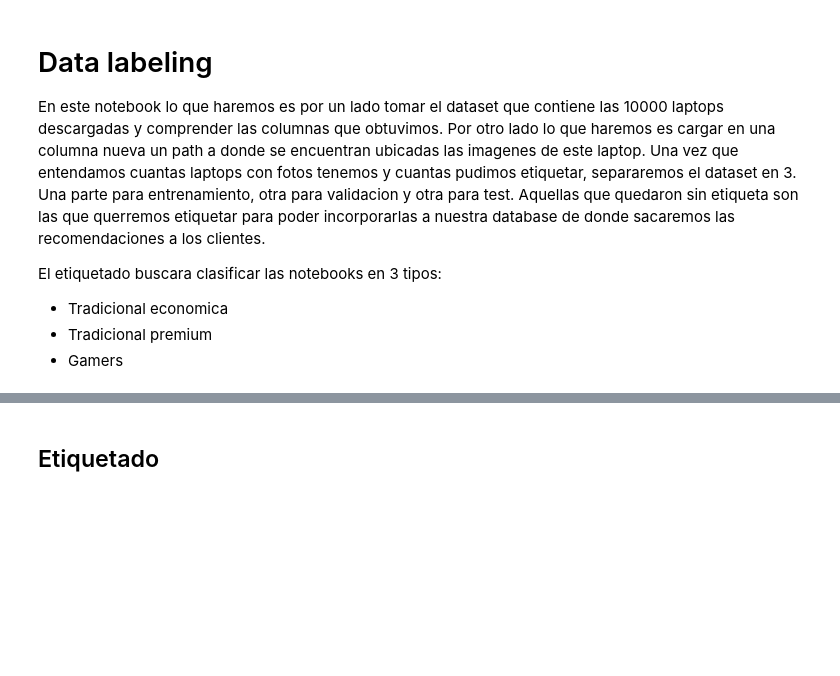
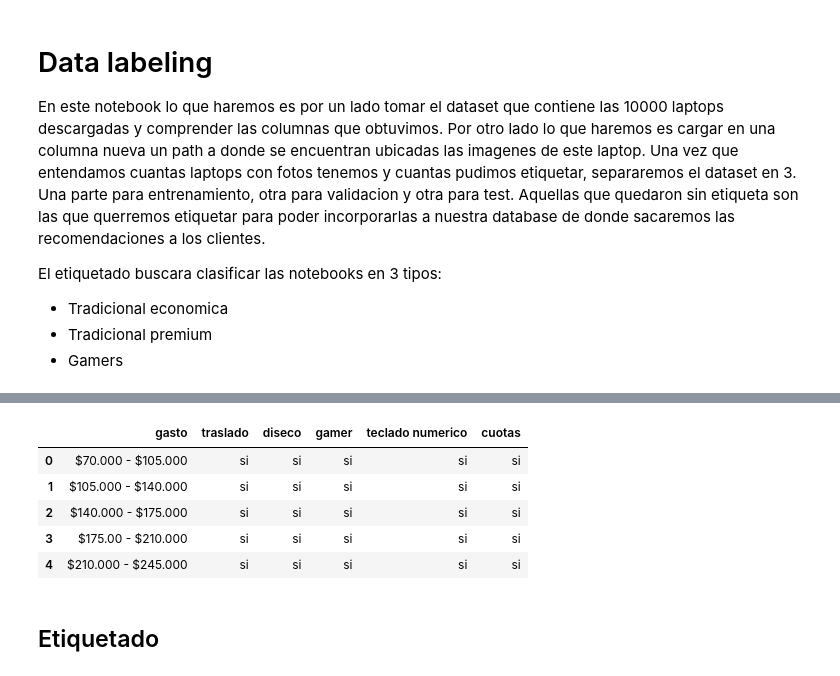
Before and after one commit to martina-dc/mdc-tesis, a Jupyter notebook: 03_labeling.ipynb, the cells around one changed output, grey strips where cells are left out. Cells and saved outputs as stored; diff of their text form; code cells hidden in the pictures; blank space fills up the shorter version.

```diff
--- a/03_labeling.ipynb
+++ b/03_labeling.ipynb
@@ -28,3 +39,14 @@ df = pd.read_csv(path / "datos_laptops_transformed_cleaned.csv",  sep = ";")
+# %%
+respuestas = pd.read_csv(path / "respuestas_posibles.csv",  sep = ",",  encoding='windows-1251')
+# %%
+respuestas.head()
+# %% [output]
+|  | gasto | traslado | diseсo | gamer | teclado numerico | cuotas |
+| 0 | $70.000 - $105.000 | si | si | si | si | si |
+| 1 | $105.000 - $140.000 | si | si | si | si | si |
+| 2 | $140.000 - $175.000 | si | si | si | si | si |
+| 3 | $175.00 - $210.000 | si | si | si | si | si |
+| 4 | $210.000 - $245.000 | si | si | si | si | si |
 # %% [markdown]
 
 ## Etiquetado
```
Also changed, not shown: parts of 2 cells of this notebook.
